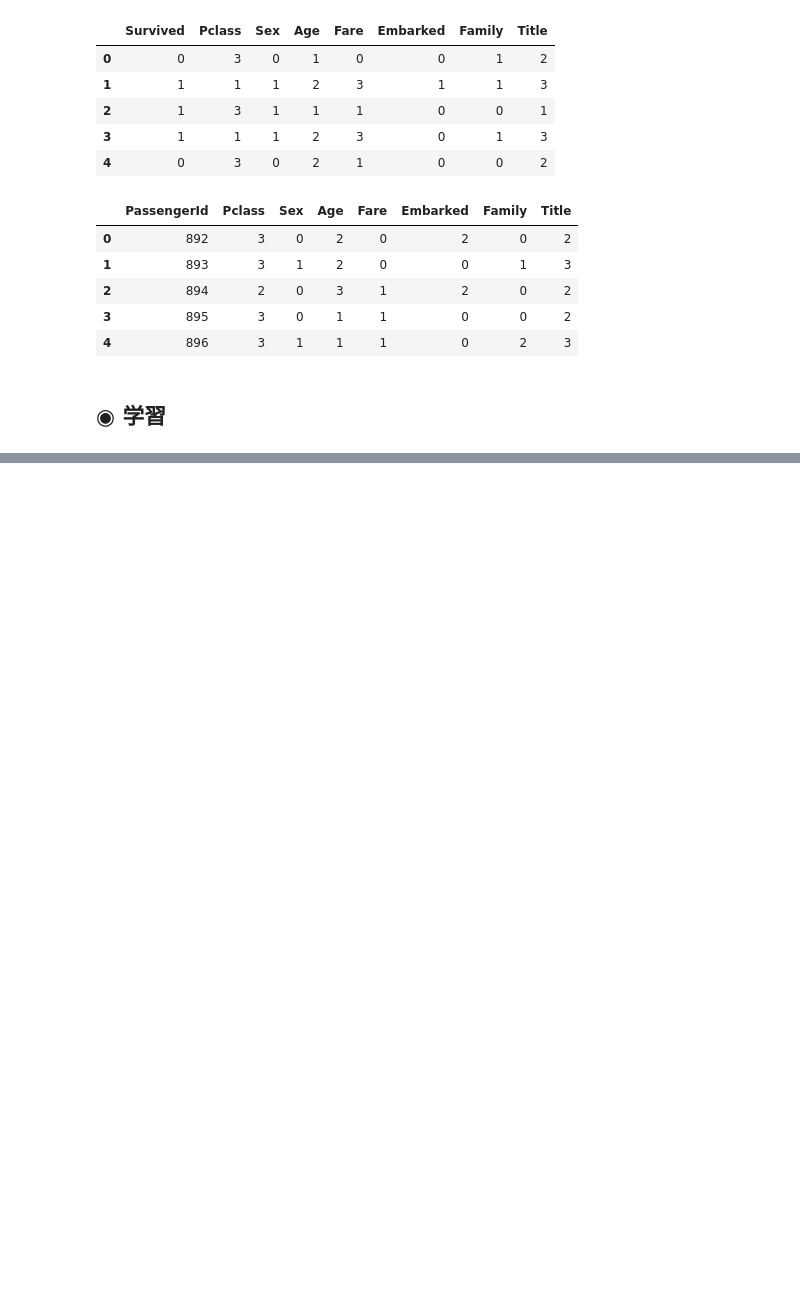
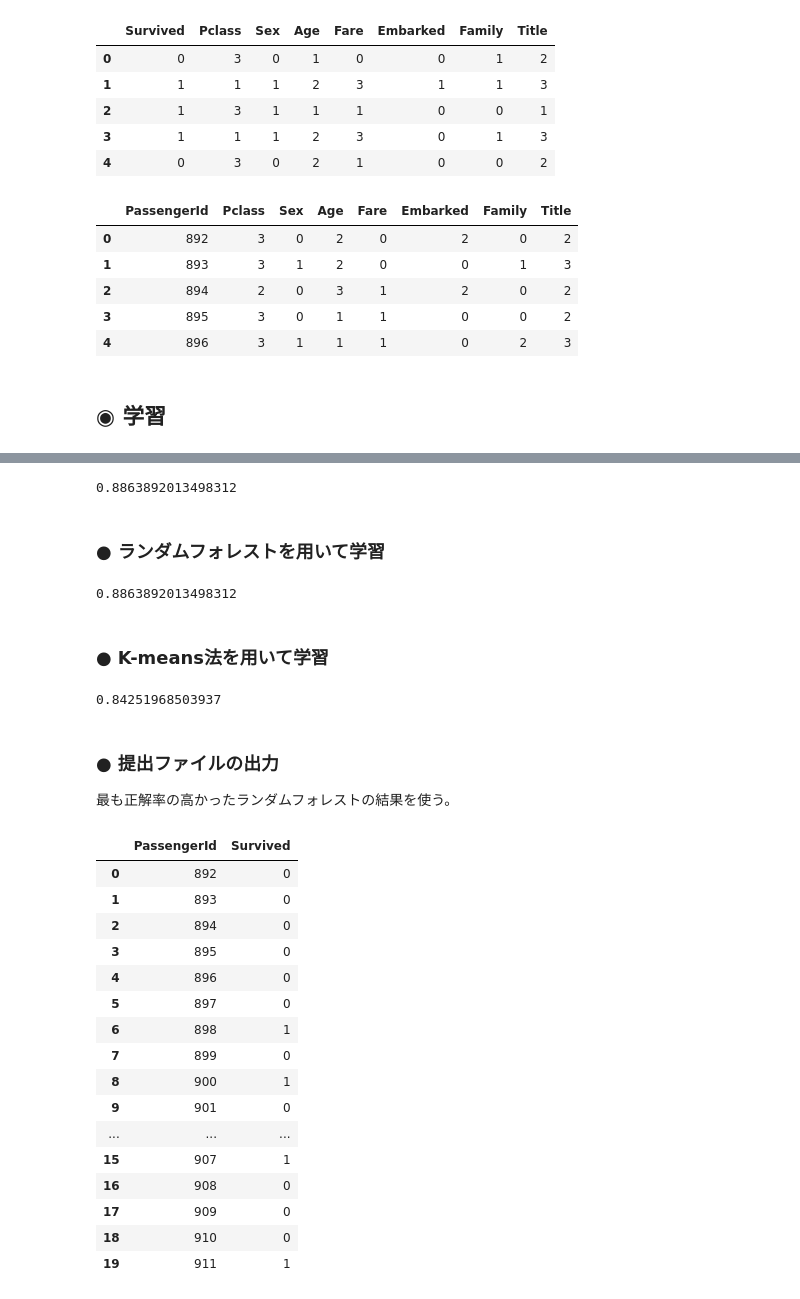
Before and after one commit to yutachaan/kaggle_titanic, a Jupyter notebook: notebook.ipynb, the cells around one changed output, grey strips where cells are left out. Drawn from its saved outputs; the diff is of its cells as text; code cells hidden in the pictures; blank space fills up the shorter version.

```diff
--- a/notebook.ipynb
+++ b/notebook.ipynb
@@ -439,0 +447,6 @@ df_test.head()
+# %%
+model_lr = LogisticRegression()
+model_lr.fit(train_X, train_Y)
+
+pred_Y_lr = model_lr.predict(test_X)
+model_lr.score(train_X, train_Y)
@@ -439,0 +457,6 @@ df_test.head()
+# %%
+model_svc = SVC()
+model_svc.fit(train_X, train_Y)
+
+pred_Y_svc = model_svc.predict(test_X)
+model_svc.score(train_X, train_Y)
@@ -439,0 +467,52 @@ df_test.head()
+# %%
+model_dtc = DecisionTreeClassifier()
+model_dtc.fit(train_X, train_Y)
+
+pred_Y_dtc = model_dtc.predict(test_X)
+model_dtc.score(train_X, train_Y)
+# %% [output]
+0.8863892013498312
+# %% [markdown]
+### ● ランダムフォレストを用いて学習
+# %%
+model_rfc = RandomForestClassifier(n_estimators=100)
+model_rfc.fit(train_X, train_Y)
+
+pred_Y_rfc = model_rfc.predict(test_X)
+model_rfc.score(train_X, train_Y)
+# %% [output]
+0.8863892013498312
+# %% [markdown]
+### ● K-means法を用いて学習
+# %%
+model_km = KNeighborsClassifier(n_neighbors=3)
+model_km.fit(train_X, train_Y)
+
+pred_Y_km = model_km.predict(test_X)
+model_km.score(train_X, train_Y)
+# %% [output]
+0.84251968503937
+# %% [markdown]
+### ● 提出ファイルの出力
+最も正解率の高かったランダムフォレストの結果を使う。
+# %%
+submission = pd.DataFrame({"PassengerId": df_test["PassengerId"], "Survived": pred_Y_rfc})
+submission.head(20)
+# %% [output]
+|  | PassengerId | Survived |
+| 0 | 892 | 0 |
+| 1 | 893 | 0 |
+| 2 | 894 | 0 |
+| 3 | 895 | 0 |
+| 4 | 896 | 0 |
+| 5 | 897 | 0 |
+| 6 | 898 | 1 |
+| 7 | 899 | 0 |
+| 8 | 900 | 1 |
+| 9 | 901 | 0 |
+| ... | ... | ... |
+| 15 | 907 | 1 |
+| 16 | 908 | 0 |
+| 17 | 909 | 0 |
+| 18 | 910 | 0 |
+| 19 | 911 | 1 |
```
Also changed, not shown: parts of 10 cells of this notebook, 1 other file.
